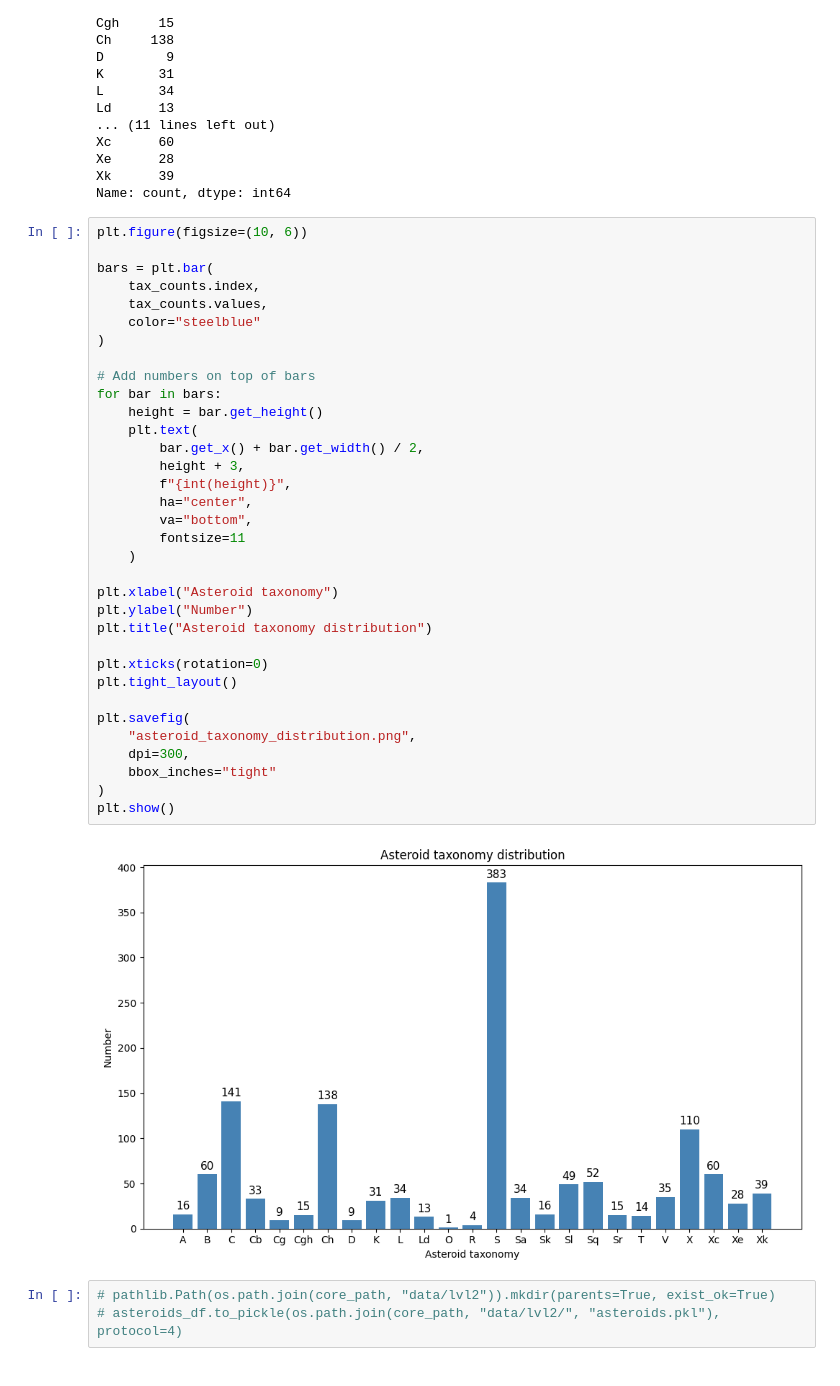
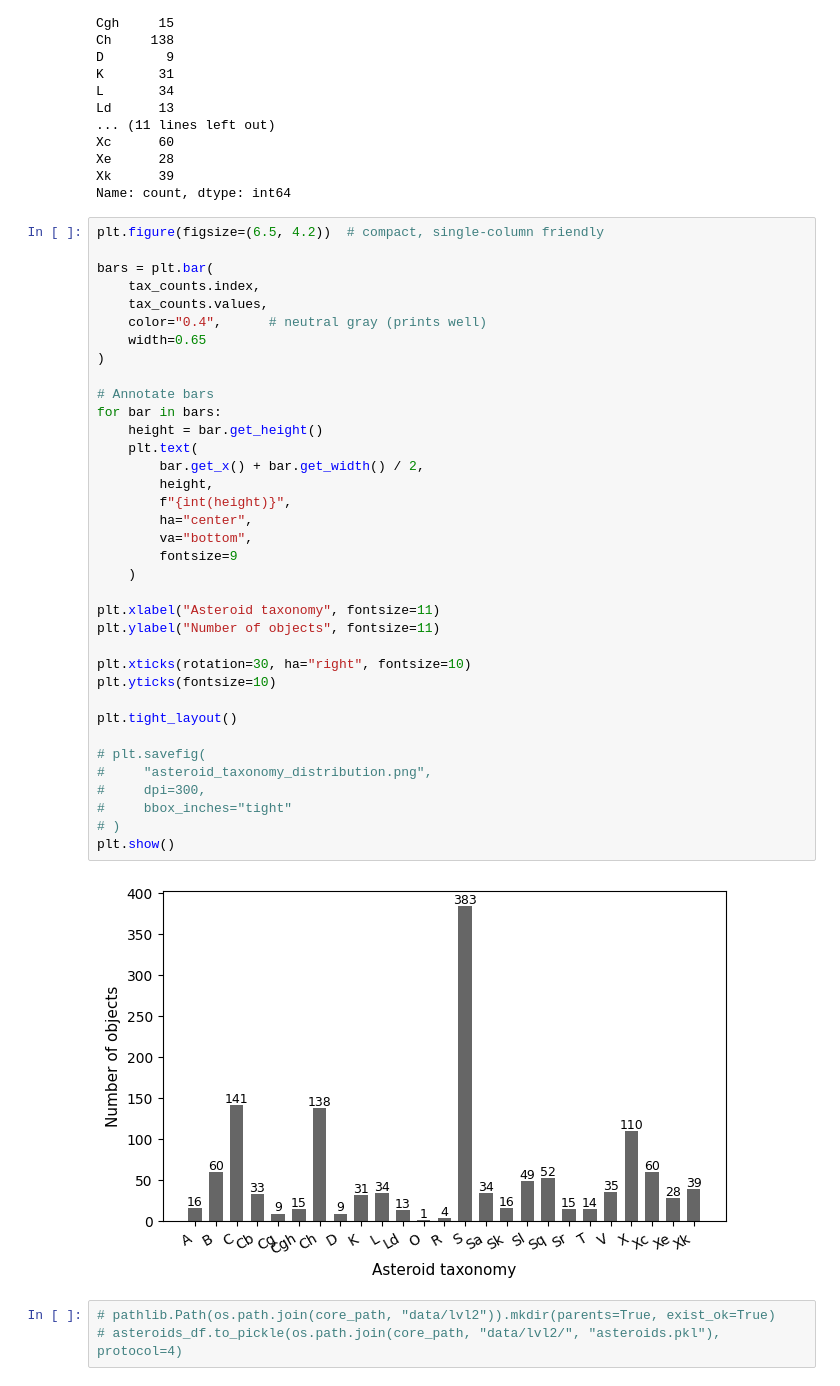
Before and after one commit to RaviRu11d/Asteroid_Spectra_Project, a Jupyter notebook: 03_data_enrichment.ipynb, the cells around one changed output. Drawn from its saved outputs; the diff is of its cells as text.

```diff
--- a/03_data_enrichment.ipynb
+++ b/03_data_enrichment.ipynb
@@ -108,41 +108,43 @@ Xe      28
 Xk      39
 Name: count, dtype: int64
 # %%
-plt.figure(figsize=(10, 6))
+plt.figure(figsize=(6.5, 4.2))  # compact, single-column friendly
 
 bars = plt.bar(
     tax_counts.index,
     tax_counts.values,
-    color="steelblue"
+    color="0.4",      # neutral gray (prints well)
+    width=0.65
 )
 
-# Add numbers on top of bars
+# Annotate bars
 for bar in bars:
     height = bar.get_height()
     plt.text(
         bar.get_x() + bar.get_width() / 2,
-        height + 3,
+        height,
         f"{int(height)}",
         ha="center",
         va="bottom",
-        fontsize=11
+        fontsize=9
     )
 
-plt.xlabel("Asteroid taxonomy")
-plt.ylabel("Number")
-plt.title("Asteroid taxonomy distribution")
+plt.xlabel("Asteroid taxonomy", fontsize=11)
+plt.ylabel("Number of objects", fontsize=11)
 
-plt.xticks(rotation=0)
+plt.xticks(rotation=30, ha="right", fontsize=10)
+plt.yticks(fontsize=10)
+
 plt.tight_layout()
 
-plt.savefig(
-    "asteroid_taxonomy_distribution.png",
-    dpi=300,
-    bbox_inches="tight"
-)
+# plt.savefig(
+#     "asteroid_taxonomy_distribution.png",
+#     dpi=300,
+#     bbox_inches="tight"
+# )
 plt.show()
 # %% [output]
-[figure, old version]
+[figure, new version]
 # %%
 # pathlib.Path(os.path.join(core_path, "data/lvl2")).mkdir(parents=True, exist_ok=True)
 # asteroids_df.to_pickle(os.path.join(core_path, "data/lvl2/", "asteroids.pkl"), protocol=4)
```
Also changed, not shown: 18 other files.
